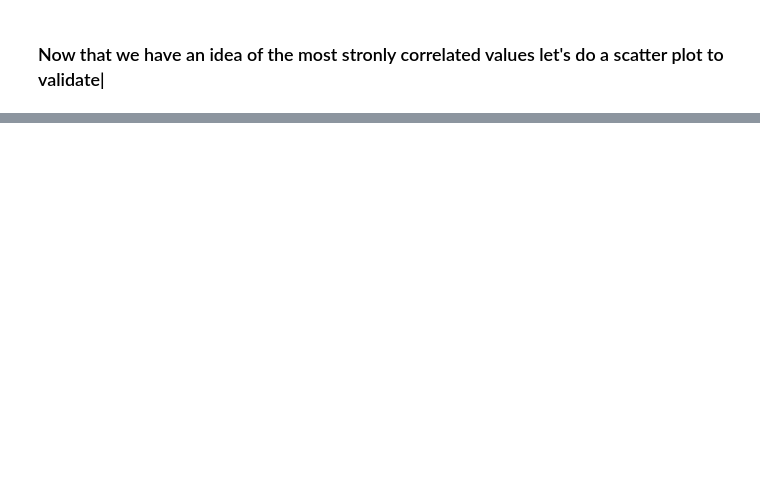
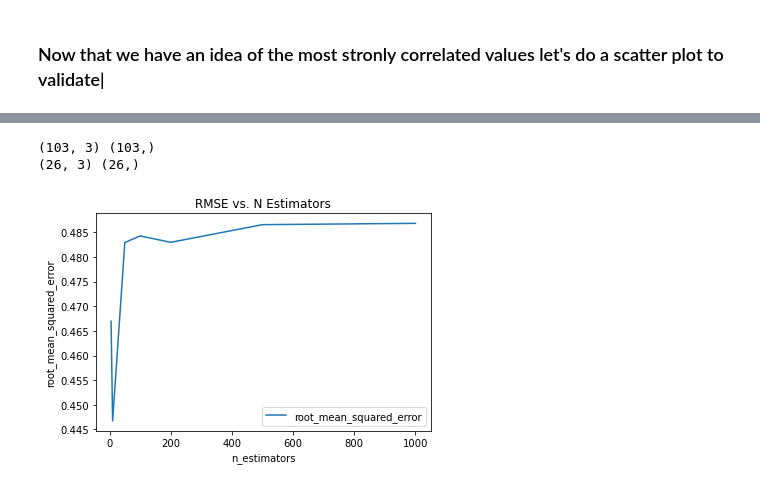
Before and after one commit to qshen9581/ds5100-group2, a Jupyter notebook: happiness_basemap.ipynb, the cells around one changed output, grey strips where cells are left out. Saved outputs shown, nothing was run; the diff lists cells and outputs as text; code cells hidden in the pictures; blank space fills up the shorter version.

```diff
--- a/happiness_basemap.ipynb
+++ b/happiness_basemap.ipynb
@@ -324,0 +322,53 @@ for c in correlated:
+# %%
+# Feature Scaling
+sc = StandardScaler()
+X_train = sc.fit_transform(X_train)
+X_test = sc.transform(X_test)
+# %%
+y_train = y_train.values.ravel()
+y_test = y_test.values.ravel()
+# %%
+print(X_train.shape, y_train.shape)
+print(X_test.shape, y_test.shape)
+# %% [output]
+(103, 3) (103,)
+(26, 3) (26,)
+# %%
+n_estimators = [5, 10, 50, 100, 200, 500, 1000]
+mae, mse, rmse, train_scores, test_scores = [], [], [], [], []
+
+for n in n_estimators:
+
+    regressor = RandomForestRegressor(n_estimators=n, random_state=0)
+    # regressor = LinearRegression()
+    regressor.fit(X_train, y_train)
+
+    train_scores.append(regressor.score(X_train, y_train))
+    test_scores.append(regressor.score(X_test, y_test))
+
+    test_y_pred = regressor.predict(X_test)
+    mae.append(metrics.mean_absolute_error(y_test, test_y_pred))
+    mse.append(metrics.mean_squared_error(y_test, test_y_pred))
+    rmse.append(np.sqrt(metrics.mean_squared_error(y_test, test_y_pred)))
+# %%
+metrics_df = pd.DataFrame({
+    'n_estimators': n_estimators,
+    'mean_absolute_error': mae,
+    'mean_squared_error': mse,
+    'root_mean_squared_error': rmse,
+    'train_scores': train_scores,
+    'test_scores': test_scores
+})
+# %%
+metrics_df.plot(
+    x='n_estimators',
+    y='root_mean_squared_error',
+    kind='line',
+    title='RMSE vs. N Estimators',
+    xlabel='n_estimators',
+    ylabel='root_mean_squared_error',
+)
+
+plt.show()
+# %% [output]
+[figure, added]
```
Also changed, not shown: parts of 18 cells of this notebook.
